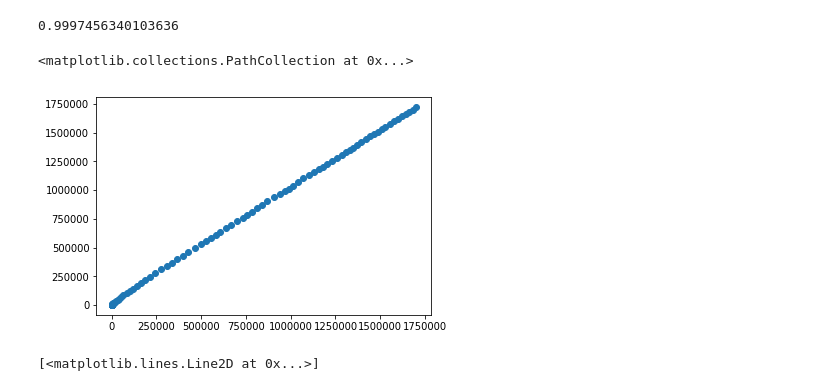
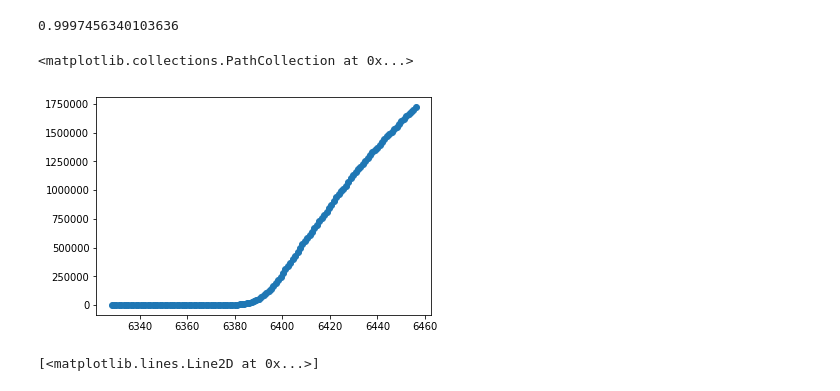
Before and after one commit to jdmarshall527/ucb, a Jupyter notebook: udacity/Capstone/Capstone data exploration.ipynb, the cells around one changed output. Cells and saved outputs as stored; diff of their text form; code cells hidden in the pictures.

```diff
--- a/udacity/Capstone/Capstone data exploration.ipynb
+++ b/udacity/Capstone/Capstone data exploration.ipynb
@@ -920,10 +843,10 @@ r2_score(y, predict(x))
 # %%
 x_lin_reg = range(0,127)
 y_lin_reg = predict(x_lin_reg)
-plt.scatter(x,y)
+plt.scatter(y_lin_reg,y)
 # %% [output]
 <matplotlib.collections.PathCollection at 0x...>
-[figure, old version]
+[figure, new version]
 # %%
 plt.plot(x_lin_reg, y_lin_reg, c = 'r')
 # %% [output]
```
Also changed, not shown: parts of 101 cells of this notebook.
